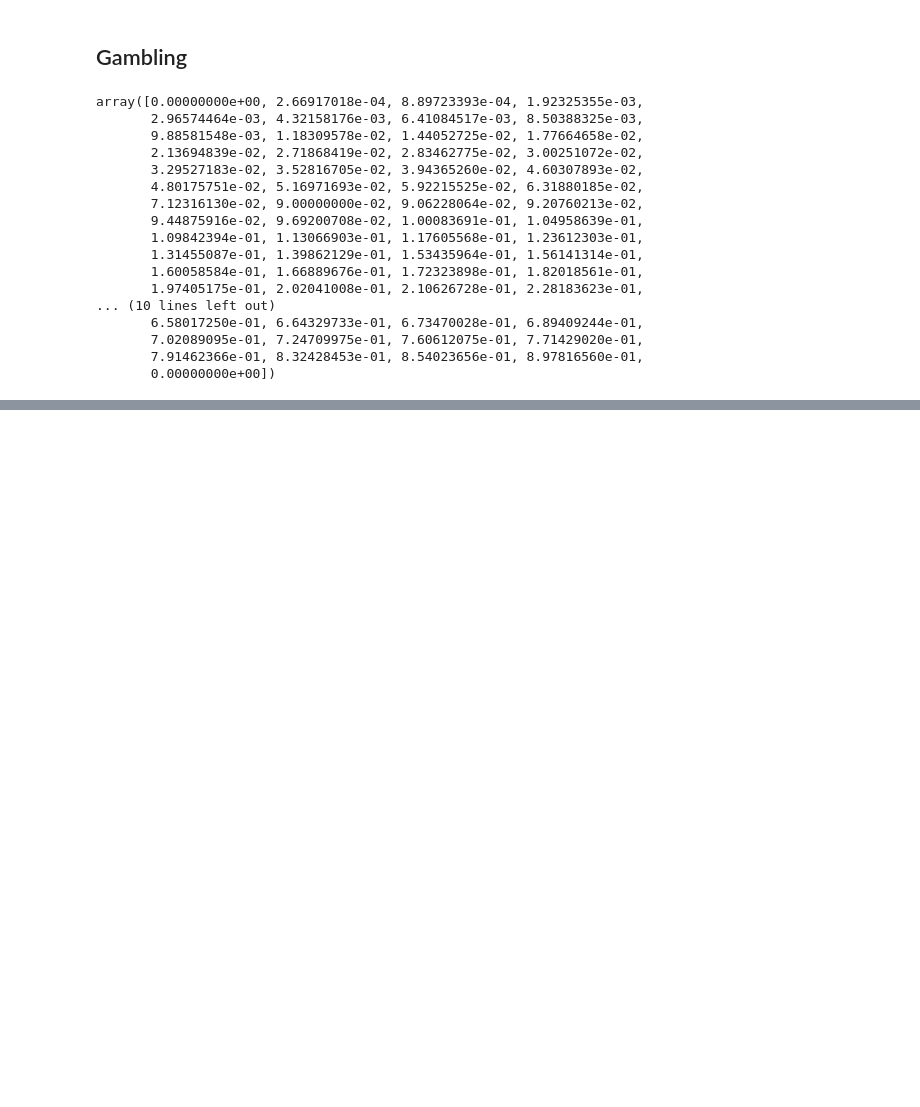
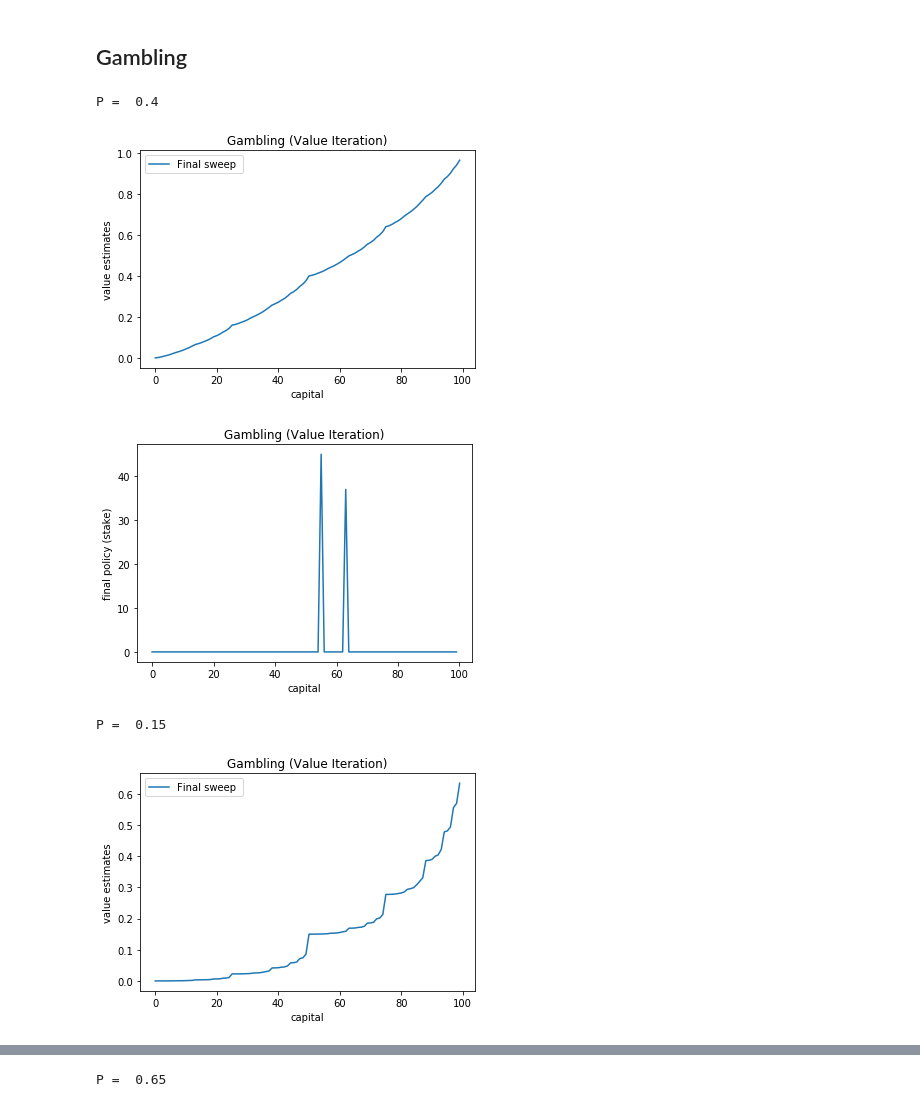
Before and after one commit to devloper13/Topics-in-Machine-Learning, a Jupyter notebook: main.ipynb, the cells around one changed output, grey strips where cells are left out. Saved outputs shown, nothing was run; the diff lists cells and outputs as text; code cells hidden in the pictures; blank space fills up the shorter version.

Commit message:
plot done for gamble.

```diff
--- a/main.ipynb
+++ b/main.ipynb
@@ -511,13 +516,13 @@ array([[1, 1, 1, 1, 1, 1, 1, 1],
 ## Gambling
 # %%
 class Gamble:
-    def __init__(self):
+    def __init__(self,p):
         #self.maxrow = r
         self.maxcol = 101
         self.tot_act = 51
         self.actions = [i for i in range(0,self.tot_act)]
         self.vi_list = []
-        self.p = 0.3
+        self.p = p
         self.P = [self.p,1-self.p]
 
     '''
@@ -549,7 +554,8 @@ class ValueIterationGamble:
         self.env = env
         #self.gamma = 0.9
         self.Q = np.zeros((env.maxcol,env.tot_act))
-        self.V = np.zeros((101,))
+        self.V = np.zeros((101))
+        self.policy = np.zeros((101))
 
     def update(self):
         delta = 0
@@ -590,29 +596,9 @@ class ValueIterationGamble:
 
         return return_tot
 
+    def get_best_policy(self):
+        for row in range(1,len(self.Q)-1): #1-99 states
+            self.policy[row] = np.argmax(self.Q[row])
+
     def get_action(self):
         pass
-# %%
-env_gamble =  Gamble()
-agent_gamble = ValueIterationGamble(env_gamble)
-agent_gamble.update()
-# %%
-agent_gamble.V
-# %% [output]
-array([0.00000000e+00, 2.66917018e-04, 8.89723393e-04, 1.92325355e-03,
-       2.96574464e-03, 4.32158176e-03, 6.41084517e-03, 8.50388325e-03,
-       9.88581548e-03, 1.18309578e-02, 1.44052725e-02, 1.77664658e-02,
-       2.13694839e-02, 2.71868419e-02, 2.83462775e-02, 3.00251072e-02,
-       3.29527183e-02, 3.52816705e-02, 3.94365260e-02, 4.60307893e-02,
-       4.80175751e-02, 5.16971693e-02, 5.92215525e-02, 6.31880185e-02,
-       7.12316130e-02, 9.00000000e-02, 9.06228064e-02, 9.20760213e-02,
-       9.44875916e-02, 9.69200708e-02, 1.00083691e-01, 1.04958639e-01,
-       1.09842394e-01, 1.13066903e-01, 1.17605568e-01, 1.23612303e-01,
-       1.31455087e-01, 1.39862129e-01, 1.53435964e-01, 1.56141314e-01,
-       1.60058584e-01, 1.66889676e-01, 1.72323898e-01, 1.82018561e-01,
-       1.97405175e-01, 2.02041008e-01, 2.10626728e-01, 2.28183623e-01,
-... (10 lines left out)
-       6.58017250e-01, 6.64329733e-01, 6.73470028e-01, 6.89409244e-01,
-       7.02089095e-01, 7.24709975e-01, 7.60612075e-01, 7.71429020e-01,
-       7.91462366e-01, 8.32428453e-01, 8.54023656e-01, 8.97816560e-01,
-       0.00000000e+00])
@@ -627,0 +605,28 @@ plt.show()
+# %%
+tests = [0.4,0.15,0.65]
+for p in tests:
+    env_gamble =  Gamble(p)
+    agent_gamble = ValueIterationGamble(env_gamble)
+    agent_gamble.update()
+    agent_gamble.get_best_policy()
+    #plot
+    print('P = ',p)
+    capital = [i for i in range(0,100)]
+    plt.plot(capital,agent_gamble.V[:-1],label='Final sweep ')
+    plt.xlabel("capital")
+    plt.ylabel("value estimates")
+    plt.title("Gambling (Value Iteration)")
+    plt.legend()
+    plt.show()
+
+    plt.plot(capital,agent_gamble.policy)
+    plt.xlabel("capital")
+    plt.ylabel("final policy (stake)")
+    plt.title("Gambling (Value Iteration)")
+    plt.show()
+# %% [output]
+P =  0.4
+[figure, added]
+[figure, added]
+P =  0.15
+[figure, added]
@@ -627,0 +634 @@ plt.show()
+P =  0.65
```
Also changed, not shown: parts of 8 cells of this notebook.
